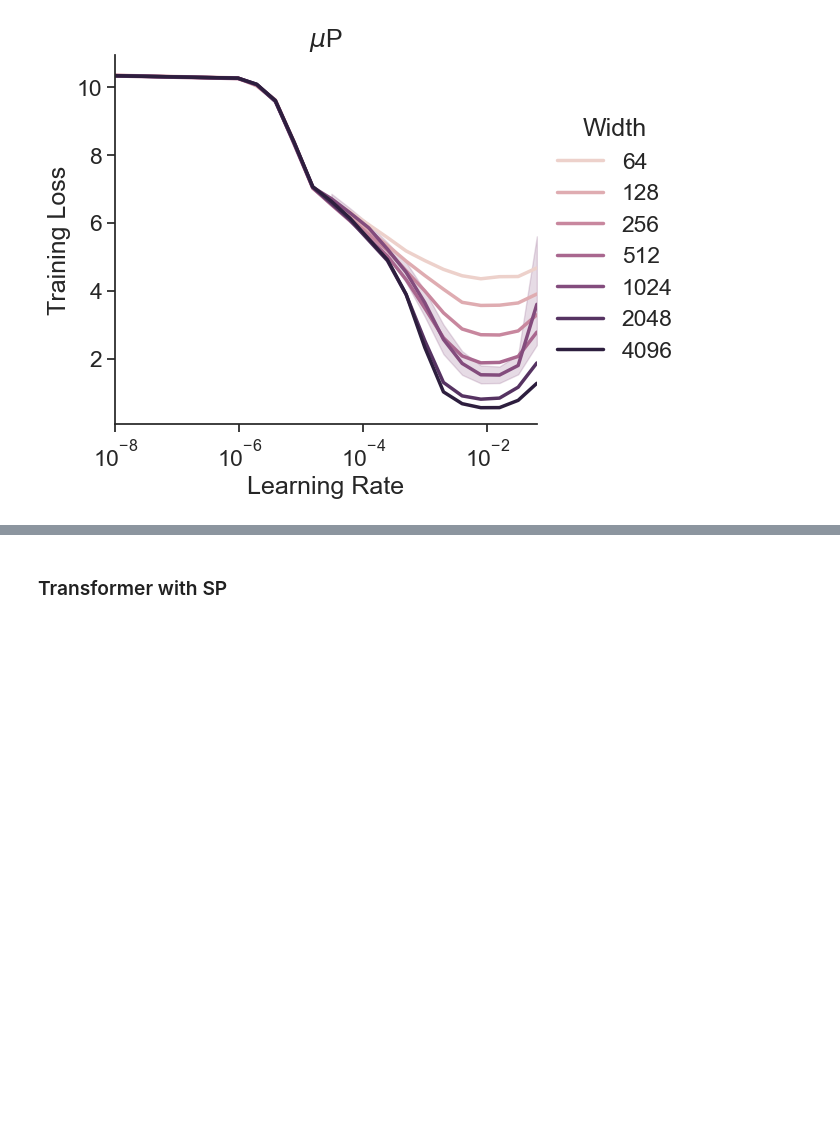
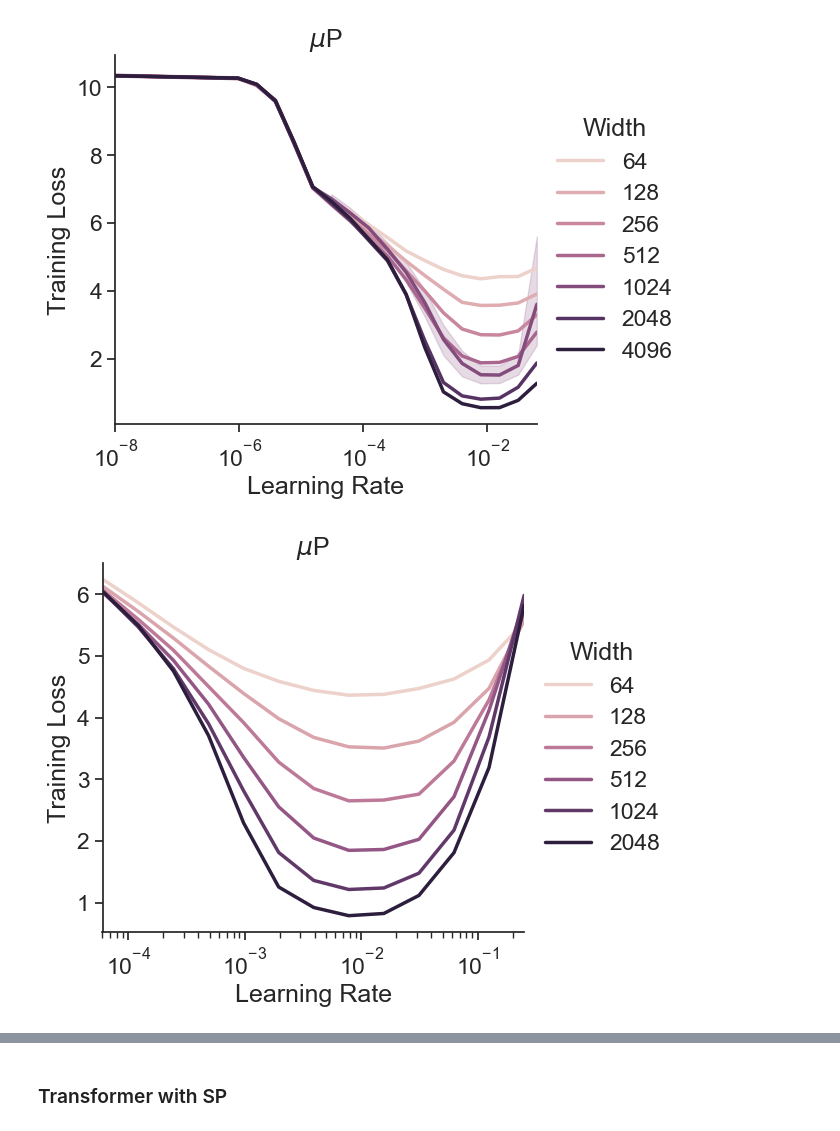
Before and after one commit to BrunoKM/tensor-reprogram, a Jupyter notebook: plots/hyperparam_vs_scale_alignment.ipynb, the cells around one changed output, grey strips where cells are left out. Cells and saved outputs as stored; diff of their text form; code cells hidden in the pictures; blank space fills up the shorter version.

```diff
--- a/plots/hyperparam_vs_scale_alignment.ipynb
+++ b/plots/hyperparam_vs_scale_alignment.ipynb
@@ -392,3 +420,33 @@ fig.savefig(f"figures/{filename}.pdf", bbox_inches='tight')
 fig.savefig(f"figures/{filename}.png", bbox_inches='tight')
 # %% [output]
 [figure]
+# %%
+# Filter to only include runs with MLP architecture_type and CIFAR10 dataset
+transformer_runs_df = runs_df[
+    (runs_df['config.architecture_type'] == 'ArchitectureType.TRANSFORMER')
+    & (runs_df['config.dataset_type'] == 'DatasetType.WIKITEXT')
+    # & (runs_df['config.use_mu_param'] == True)
+    # Created before 22nd of March
+    & (runs_df["created_at"] >= datetime(2023, 3, 26))
+    & (runs_df['config.transformer_config.nlayers'] == 2)
+    # & (runs_df["config.transformer_config.d_model"] <= 256)
+]
+# Remove NaN results
+transformer_runs_df = transformer_runs_df[transformer_runs_df['summary.train.loss'] != 'NaN']
+# Add a "width" column to the dataframe.
+# transformer_runs_df.loc[:, 'width'] = transformer_runs_df['config.transformer_config.d_model'].copy()
+# %%
+ax = sns.lineplot(data=transformer_runs_df, x='config.optimization.default_lr', y='summary.train.loss', hue='config.transformer_config.d_model', hue_norm=matplotlib.colors.LogNorm(), legend="full")
+ax.set_xscale('log')
+ax.set(xlabel="Learning Rate", ylabel="Training Loss", title='$\mu$P')
+# ax.set_xlim(min(transformer_runs_df["config.optimization.lr"]), max(mlp_runs_df["config.optimization.lr"]))
+# Adjust xlim because we did too many experiments with small learning rates
+ax.set_xlim(0.00006, max(transformer_runs_df["config.optimization.default_lr"]))
+sns.despine(ax=ax)
+width_legend_on_side(ax)
+fig = ax.get_figure()
+filename = "transformer_mup_train"
+fig.savefig(f"figures/{filename}.pdf", bbox_inches='tight')
+fig.savefig(f"figures/{filename}.png", bbox_inches='tight')
+# %% [output]
+[figure, added]
```
Also changed, not shown: parts of 18 cells of this notebook.
